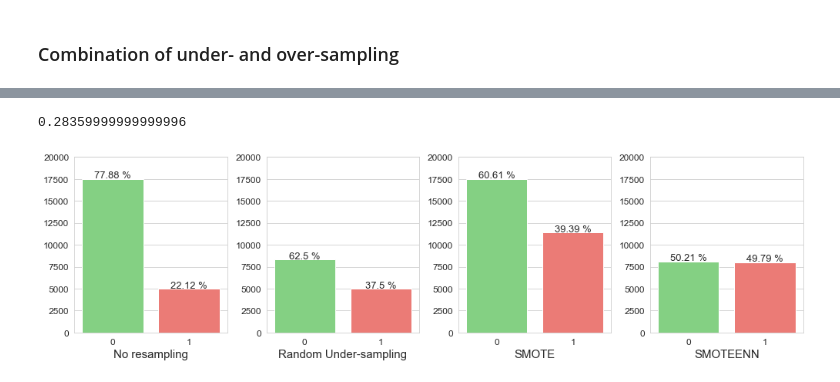
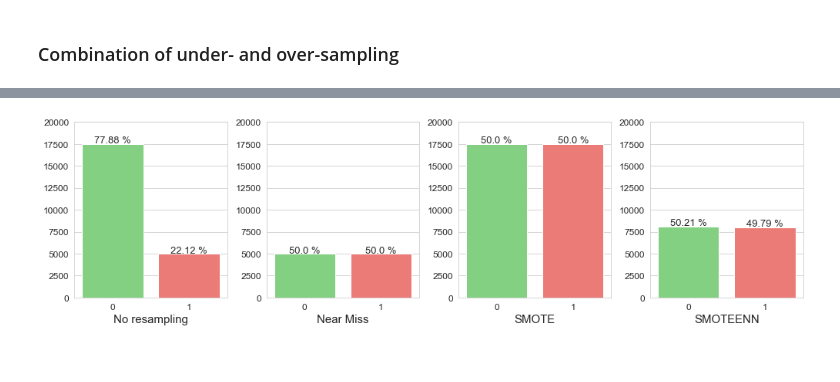
Before and after one commit to francescodisalvo05/credit-card-default, a Jupyter notebook: notebooks/Preprocessing+Charts.ipynb, the cells around one changed output, grey strips where cells are left out. Cells and saved outputs as stored; diff of their text form; code cells hidden in the pictures.

```diff
--- a/notebooks/Preprocessing+Charts.ipynb
+++ b/notebooks/Preprocessing+Charts.ipynb
@@ -117,7 +117,6 @@ pca_gs_trained_models = {}
 
 ### Random Under-Sampling
 # %%
-under = RandomUnderSampler(sampling_strategy=0.6, random_state=random_state)
+# under = RandomUnderSampler(sampling_strategy=0.6, random_state=random_state)
+under = NearMiss(version=3)
 X_train_under, y_train_under = under.fit_resample(X_train, y_train)
-
-1 - len(X_train_under) / len(X_train)
@@ -146,43 +141,41 @@ X_train_under_over, y_train_under_over = smote_enn.fit_resample(X_train, y_train
 # %%
-over = SMOTE(sampling_strategy=0.65)
+over = SMOTE()
 X_train_over, y_train_over = over.fit_resample(X_train, y_train)
-# %% [output]
-0.28359999999999996
 # %%
 len(X_train_over) / len(X_train)
 
 y_list = [y_train, y_train_under, y_train_over, y_train_under_over]
-y_list_labels = ['No resampling', 'Random Under-sampling', 'SMOTE', 'SMOTEENN']
+y_list_labels = ['No resampling', 'Near Miss', 'SMOTE', 'SMOTEENN']
 
 plt.figure(figsize=(14,4))
 
 i = 1
 for value, label in zip(y_list,y_list_labels):
     plt.subplot(1,4,i)
     graph_target = sns.countplot(value, palette=['#77DD76','#FF6962'])
     plt.xlabel(label, fontdict= {"size":15})
     plt.ylabel('')
     plt.xticks(fontsize=12)
     plt.yticks(fontsize=12)
     # annotate?
 
     j=0
     for p in graph_target.patches:
         height = p.get_height()
 
         str_plot = f'{round(100 * value.value_counts()[j]/len(value),2)} %'
 
         graph_target.text(p.get_x()+p.get_width()/2., height + 100 , str_plot, ha="center", fontsize = 13)
         j += 1
 
     i += 1
     graph_target.set_ylim(0, 20000)
 
 plt.tight_layout()
 plt.savefig('../images/12-resampling-02.svg')
 plt.show()
 # %% [output]
-[figure, old version]
+[figure, new version]
 # %%
 ## .72 -> 54 | 45
 ## .73 -> 52 | 47
```
Also changed, not shown: parts of 3 cells of this notebook, 1 other file.
